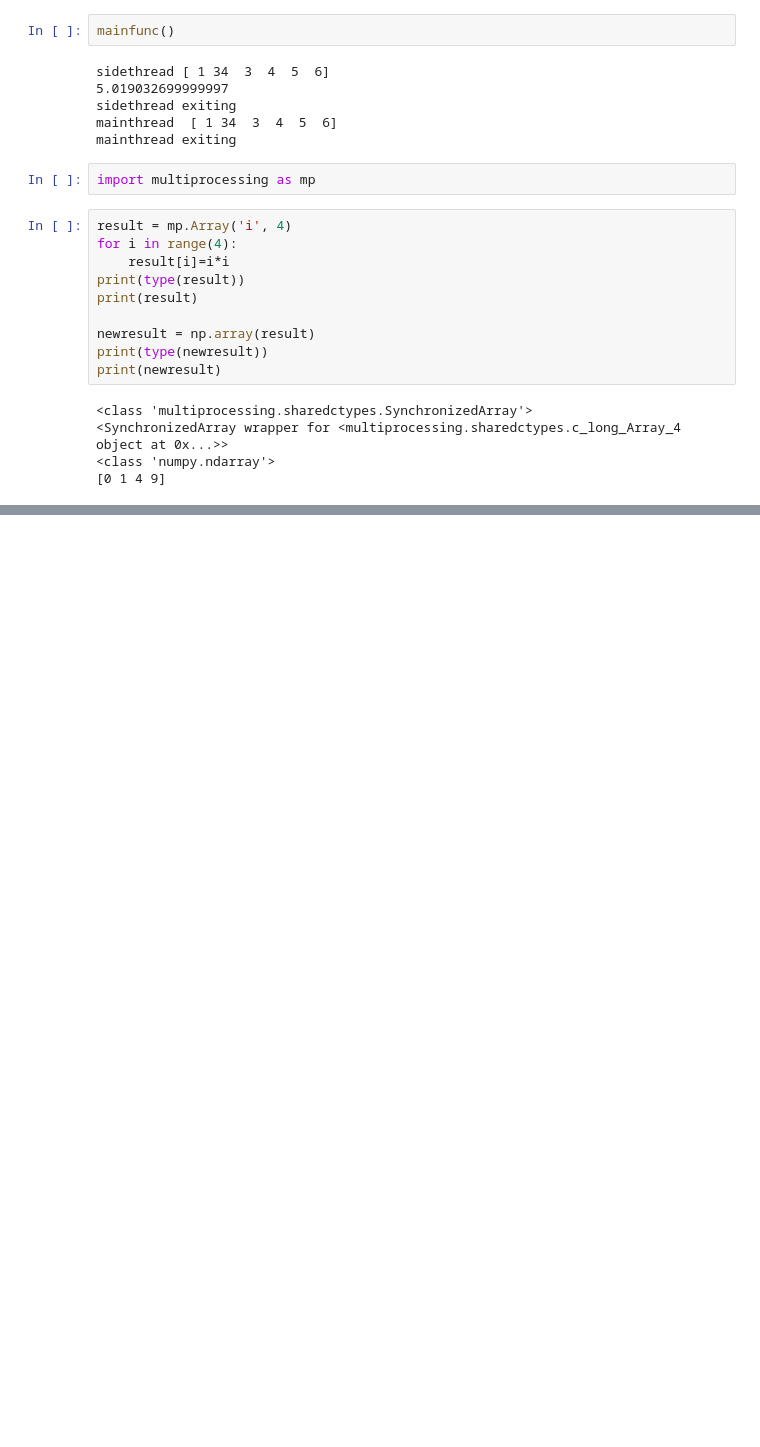
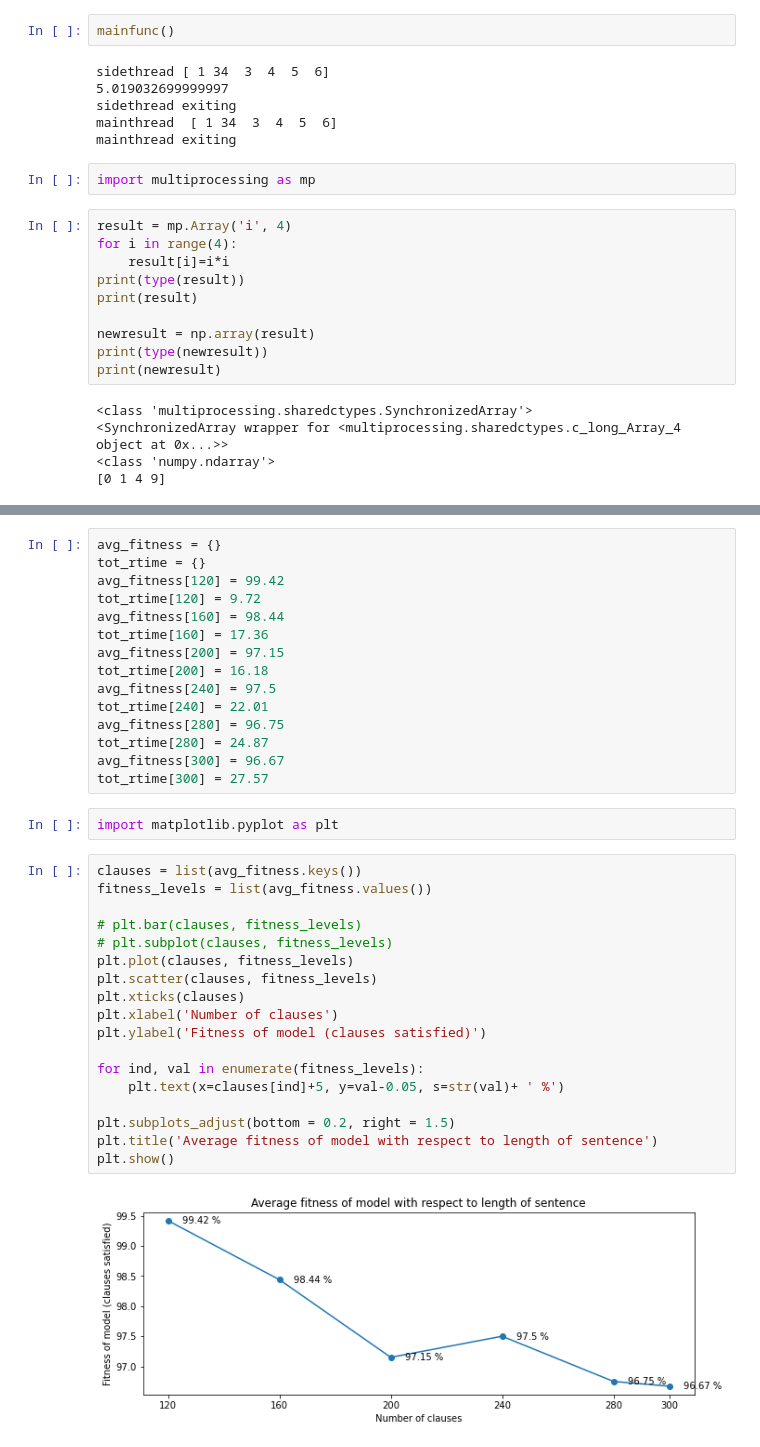
Before and after one commit to ParmeshMathur/AI_Assignment1, a Jupyter notebook: 2018A7PS0133G.ipynb, the cells around one changed output, grey strips where cells are left out. Drawn from its saved outputs; the diff is of its cells as text; blank space fills up the shorter version.

```diff
--- a/2018A7PS0133G.ipynb
+++ b/2018A7PS0133G.ipynb
@@ -326,0 +500,37 @@ print(newresult)
+# %%
+avg_fitness = {}
+tot_rtime = {}
+avg_fitness[120] = 99.42
+tot_rtime[120] = 9.72
+avg_fitness[160] = 98.44
+tot_rtime[160] = 17.36
+avg_fitness[200] = 97.15
+tot_rtime[200] = 16.18
+avg_fitness[240] = 97.5
+tot_rtime[240] = 22.01
+avg_fitness[280] = 96.75
+tot_rtime[280] = 24.87
+avg_fitness[300] = 96.67
+tot_rtime[300] = 27.57
+# %%
+import matplotlib.pyplot as plt
+# %%
+clauses = list(avg_fitness.keys())
+fitness_levels = list(avg_fitness.values())
+
+# plt.bar(clauses, fitness_levels)
+# plt.subplot(clauses, fitness_levels)
+plt.plot(clauses, fitness_levels)
+plt.scatter(clauses, fitness_levels)
+plt.xticks(clauses)
+plt.xlabel('Number of clauses')
+plt.ylabel('Fitness of model (clauses satisfied)')
+
+for ind, val in enumerate(fitness_levels):
+    plt.text(x=clauses[ind]+5, y=val-0.05, s=str(val)+ ' %')
+
+plt.subplots_adjust(bottom = 0.2, right = 1.5)
+plt.title('Average fitness of model with respect to length of sentence')
+plt.show()
+# %% [output]
+[figure, added]
```
Also changed, not shown: parts of 6 cells of this notebook, 2 other files.
